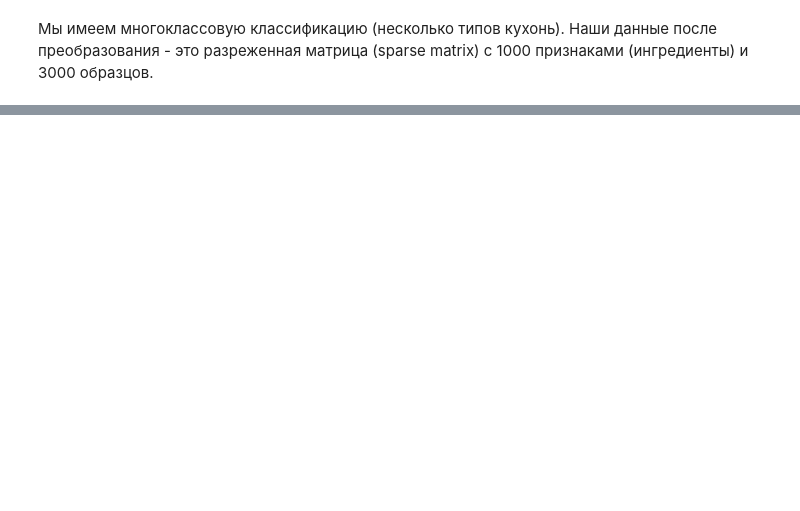
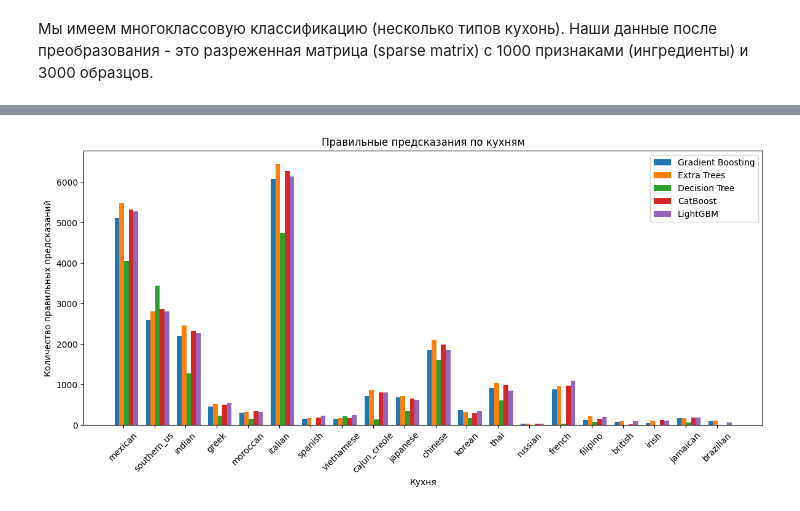
Before and after one commit to Vladzimir-40/Proj_1, a Jupyter notebook: my_file4/dz_4.ipynb, the cells around one changed output, grey strips where cells are left out. Drawn from its saved outputs; the diff is of its cells as text; code cells hidden in the pictures; blank space fills up the shorter version.

```diff
--- a/my_file4/dz_4.ipynb
+++ b/my_file4/dz_4.ipynb
@@ -161,0 +172,9 @@ y = df_limited['cuisine']
+# %%
+# Преобразуем списки ингредиентов в текст для тестовой выборки
+df_remaining['ingredients_text'] = df_remaining['ingredients'].apply(lambda x: ' '.join(x))
+
+# Используем тот же векторизатор для преобразования тестовых данных
+X_test = tfidf.transform(df_remaining['ingredients_text'])
+y_test = df_remaining['cuisine']
+
+print(f"Размерность тестовых данных: {X_test.shape}")
@@ -172,3 +308,17 @@ y = df_limited['cuisine']
 Деревянные:
   * Классификатор Extra Trees
   * Классификатор дерева решений
+# %%
+# Оценка на тестовых данных
+print("\n=== ОЦЕНКА НА ТЕСТОВЫХ ДАННЫХ ===")
+#results = {}
+for model_name, model in models.items():
+    y_pred = model.predict(X_test)
+    accuracy = accuracy_score(y_test, y_pred)
+    results[model_name] = accuracy
+    print(f"{model_name}: {accuracy:.4f}")
+
+# Детальный отчет по лучшей модели
+print(f"\nДетальный отчет для {best_model_name}:")
+y_pred_best = best_model.predict(X_test)
+print(classification_report(y_test, y_pred_best))
@@ -174,0 +343,22 @@ y = df_limited['cuisine']
+# %%
+import matplotlib.pyplot as plt
+
+# Создаем график
+plt.figure(figsize=(12, 6))
+
+# Для каждой модели строим столбцы правильных предсказаний
+for i, (model_name, model) in enumerate(models.items()):
+    y_pred = model.predict(X_test)
+    if y_pred.ndim > 1: y_pred = y_pred.ravel()
+    correct_by_cuisine = [(y_test == y_pred)[y_test == cuisine].sum() for cuisine in y_test.unique()]
+    plt.bar(np.arange(len(y_test.unique())) + i*0.15, correct_by_cuisine, width=0.15, label=model_name)
+
+plt.title('Правильные предсказания по кухням')
+plt.ylabel('Количество правильных предсказаний')
+plt.xlabel('Кухня')
+plt.xticks(np.arange(len(y_test.unique())) + 0.2, y_test.unique(), rotation=45)
+plt.legend()
+plt.tight_layout()
+plt.show()
+# %% [output]
+[figure, added]
```
Also changed, not shown: parts of 13 cells of this notebook.
